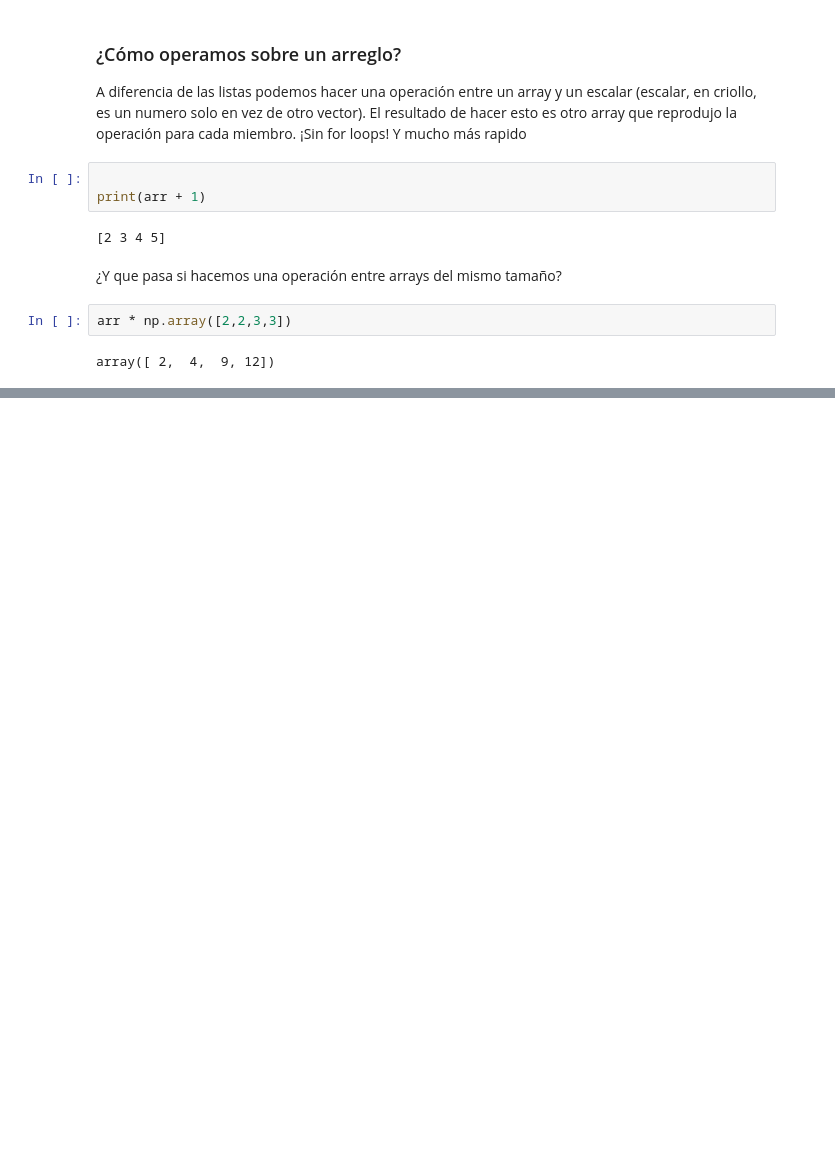
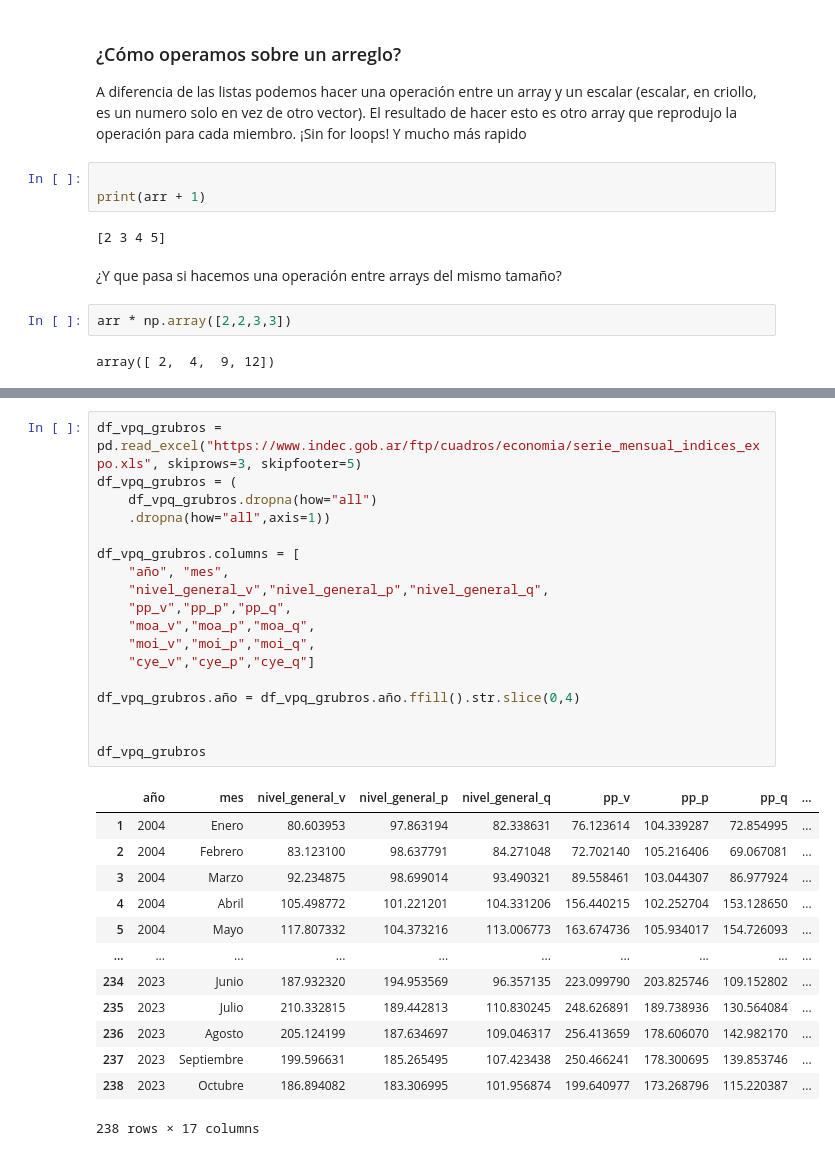
Before and after one commit to LucaGelmini/curso-python-indec, a Jupyter notebook: clase3/clase3.ipynb, the cells around one changed output, grey strips where cells are left out. Drawn from its saved outputs; the diff is of its cells as text; blank space fills up the shorter version.

```diff
--- a/clase3/clase3.ipynb
+++ b/clase3/clase3.ipynb
@@ -38,0 +401,32 @@ array([ 2,  4,  9, 12])
+# %%
+df_vpq_grubros = pd.read_excel("https://www.indec.gob.ar/ftp/cuadros/economia/serie_mensual_indices_expo.xls", skiprows=3, skipfooter=5)
+df_vpq_grubros = (
+    df_vpq_grubros.dropna(how="all")
+    .dropna(how="all",axis=1))
+
+df_vpq_grubros.columns = [
+    "año", "mes",
+    "nivel_general_v","nivel_general_p","nivel_general_q",
+    "pp_v","pp_p","pp_q",
+    "moa_v","moa_p","moa_q",
+    "moi_v","moi_p","moi_q",
+    "cye_v","cye_p","cye_q"]
+
+df_vpq_grubros.año = df_vpq_grubros.año.ffill().str.slice(0,4)
+
+
+df_vpq_grubros
+# %% [output]
+|  | año | mes | nivel_general_v | nivel_general_p | nivel_general_q | pp_v | pp_p | pp_q | ... |
+| 1 | 2004 | Enero | 80.603953 | 97.863194 | 82.338631 | 76.123614 | 104.339287 | 72.854995 | ... |
+| 2 | 2004 | Febrero | 83.123100 | 98.637791 | 84.271048 | 72.702140 | 105.216406 | 69.067081 | ... |
+| 3 | 2004 | Marzo | 92.234875 | 98.699014 | 93.490321 | 89.558461 | 103.044307 | 86.977924 | ... |
+| 4 | 2004 | Abril | 105.498772 | 101.221201 | 104.331206 | 156.440215 | 102.252704 | 153.128650 | ... |
+| 5 | 2004 | Mayo | 117.807332 | 104.373216 | 113.006773 | 163.674736 | 105.934017 | 154.726093 | ... |
+| ... | ... | ... | ... | ... | ... | ... | ... | ... | ... |
+| 234 | 2023 | Junio | 187.932320 | 194.953569 | 96.357135 | 223.099790 | 203.825746 | 109.152802 | ... |
+| 235 | 2023 | Julio | 210.332815 | 189.442813 | 110.830245 | 248.626891 | 189.738936 | 130.564084 | ... |
+| 236 | 2023 | Agosto | 205.124199 | 187.634697 | 109.046317 | 256.413659 | 178.606070 | 142.982170 | ... |
+| 237 | 2023 | Septiembre | 199.596631 | 185.265495 | 107.423438 | 250.466241 | 178.300695 | 139.853746 | ... |
+| 238 | 2023 | Octubre | 186.894082 | 183.306995 | 101.956874 | 199.640977 | 173.268796 | 115.220387 | ... |
+238 rows × 17 columns
```
Also changed, not shown: parts of 48 cells of this notebook, 2 other files.
